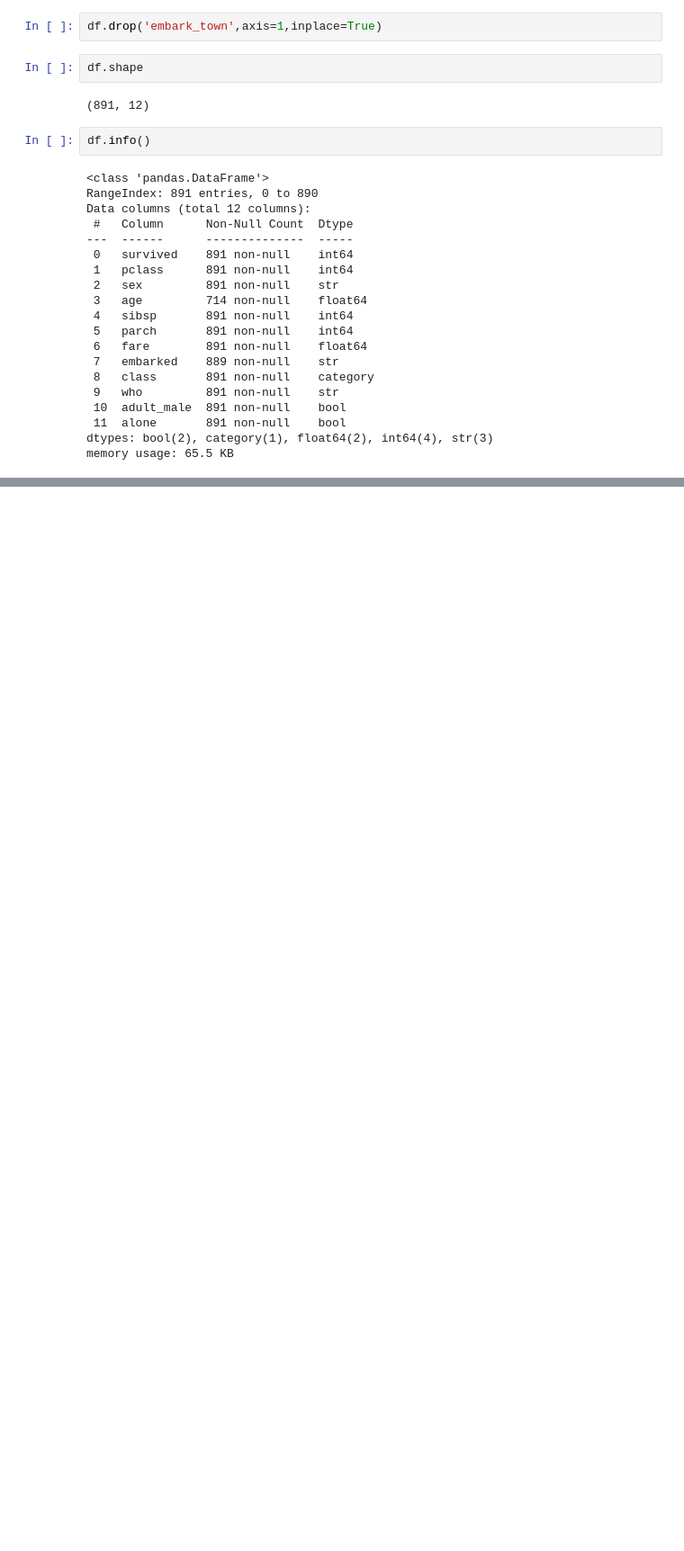
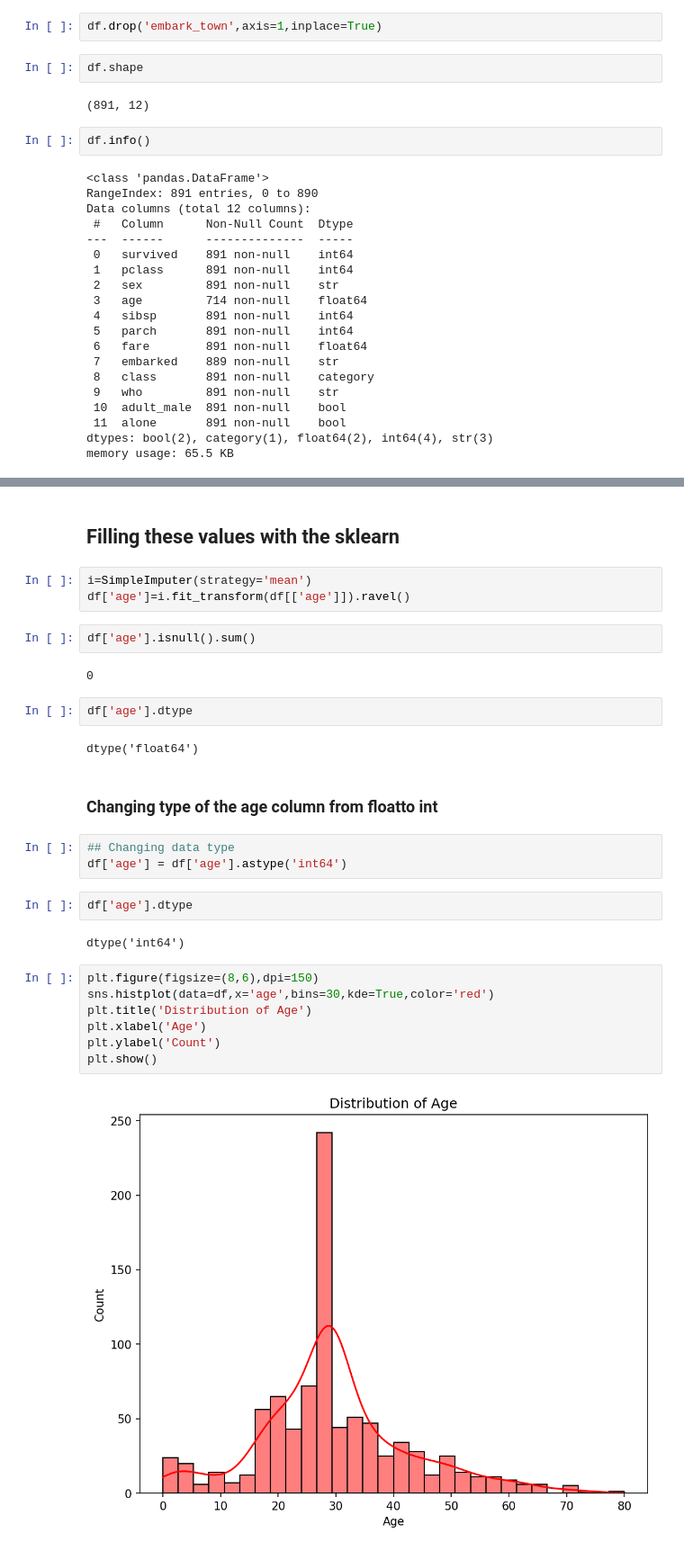
Before and after one commit to Jawad-Muzafar/EDA, a Jupyter notebook: Titanic/eda.ipynb, the cells around one changed output, grey strips where cells are left out. Shown at 90% size. Drawn from its saved outputs; the diff is of its cells as text; blank space fills up the shorter version.

```diff
--- a/Titanic/eda.ipynb
+++ b/Titanic/eda.ipynb
@@ -262,0 +298,31 @@ plt.show()
+# %% [markdown]
+## Filling these values with the sklearn
+# %%
+i=SimpleImputer(strategy='mean')
+df['age']=i.fit_transform(df[['age']]).ravel()
+# %%
+df['age'].isnull().sum()
+# %% [output]
+0
+# %%
+df['age'].dtype
+# %% [output]
+dtype('float64')
+# %% [markdown]
+### Changing type of the age column from floatto int
+# %%
+## Changing data type
+df['age'] = df['age'].astype('int64')
+# %%
+df['age'].dtype
+# %% [output]
+dtype('int64')
+# %%
+plt.figure(figsize=(8,6),dpi=150)
+sns.histplot(data=df,x='age',bins=30,kde=True,color='red')
+plt.title('Distribution of Age')
+plt.xlabel('Age')
+plt.ylabel('Count')
+plt.show()
+# %% [output]
+[figure, added]
```
Also changed, not shown: parts of 105 cells of this notebook, 1 other file.
